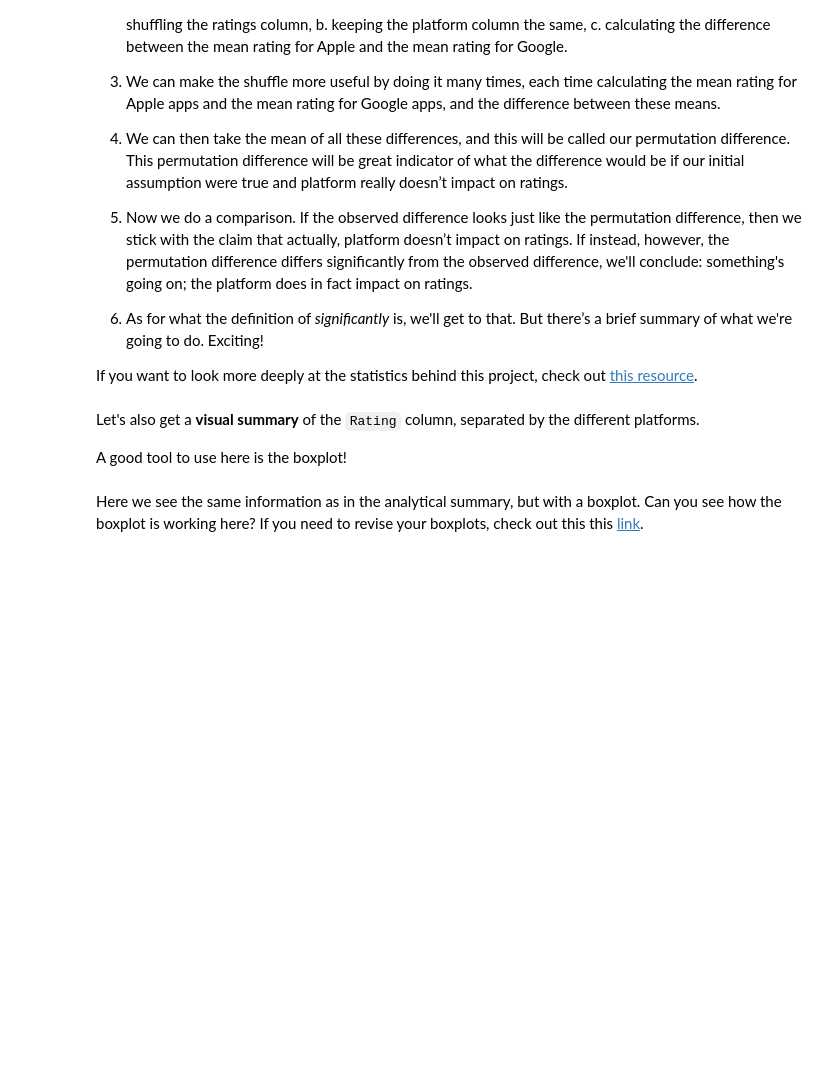
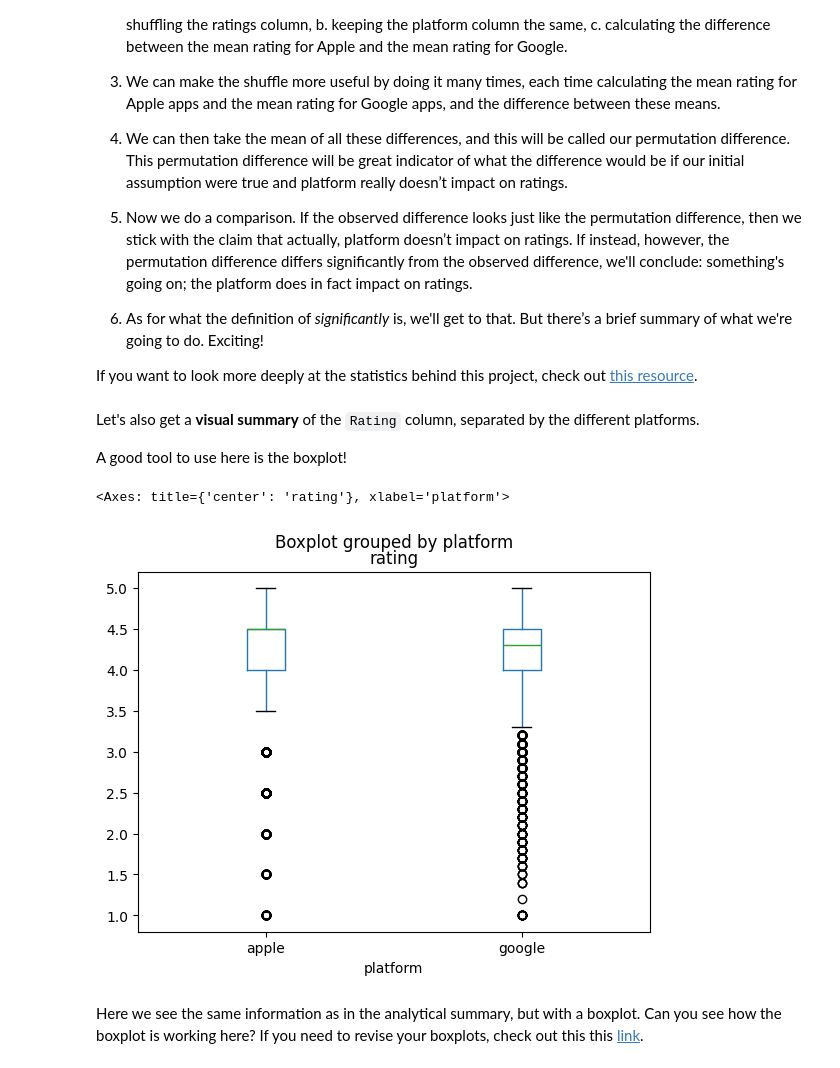
Before and after one commit to def-mycroft/springboard, a Jupyter notebook: notebooks/22.3-hypo-testing/Springboard Apps project - Tier 3 - Complete.ipynb, the cells around one changed output. Drawn from its saved outputs; the diff is of its cells as text; code cells hidden in the pictures; blank space fills up the shorter version.

```diff
--- a/notebooks/22.3-hypo-testing/Springboard Apps project - Tier 3 - Complete.ipynb
+++ b/notebooks/22.3-hypo-testing/Springboard Apps project - Tier 3 - Complete.ipynb
@@ -202,10 +292,7 @@ This is an important step to unify the two datasets!
 # %%
 # Create a variable called old_names where you'll store the column names of the Apple dataframe.
 # Use the feature .columns.
-_ _ _
-
 # Create a variable called new_names where you'll store the column names of the Google dataframe.
-_ _ _
-
 # Use the rename() DataFrame method to change the columns names.
-_ _ _
+print(google.columns.tolist())
+apple = apple.rename(columns={'prime_genre':'category', 'user_rating':'rating', 'rating_count_tot':'reviews'})
@@ -214,7 +303,6 @@ _ _ _
 Let's combine the two datasets into a single data frame called `df`.
 # %%
 # Let's use the append() method to append Apple to Google.
-_ _ _
-
 # Using the sample() method with the number 12 passed to it, check 12 random points of your dataset.
-_ _ _
+df = pd.concat([google, apple], ignore_index=True)
+df.sample(12)
@@ -224,10 +326,10 @@ _ _ _
 As you can see there are some `NaN` values. We want to eliminate all these `NaN` values from the table.
 # %%
 # Lets check first the dimesions of df before droping `NaN` values. Use the .shape feature.
-_ _ _
+print(df.shape)
 
 # Use the dropna() method to eliminate all the NaN values, and overwrite the same dataframe with the result.
-_ _ _
+df = df.dropna()
 
 # Check the new dimesions of our dataframe.
-_ _ _
+print(df.shape)
@@ -245,7 +357,7 @@ _ _ _
 929 apps do not have reviews, we need to eliminate these points!
 # %%
 # Eliminate the points that have 0 reviews.
-_ _ _
+df = df[df['reviews'] != 0].copy()
 # %% [markdown]
 ### 2g. Summarize the data visually and analytically (by the column `platform`)
 # %% [markdown]
@@ -284,7 +401,10 @@ Let's also get a **visual summary** of the `Rating` column, separated by the dif
 A good tool to use here is the boxplot!
 # %%
 # Call the boxplot() method on our df.
-_ _ _
+df.boxplot(column='rating', by='platform', grid=False)
+# %% [output]
+<Axes: title={'center': 'rating'}, xlabel='platform'>
+[figure, added]
 # %% [markdown]
 Here we see the same information as in the analytical summary, but with a boxplot. Can you see how the boxplot is working here? If you need to revise your boxplots, check out this this [link](https://www.kaggle.com/ramamet4/app-store-apple-data-set-10k-apps).
 # %% [markdown]
```
Also changed, not shown: parts of 36 cells of this notebook.
